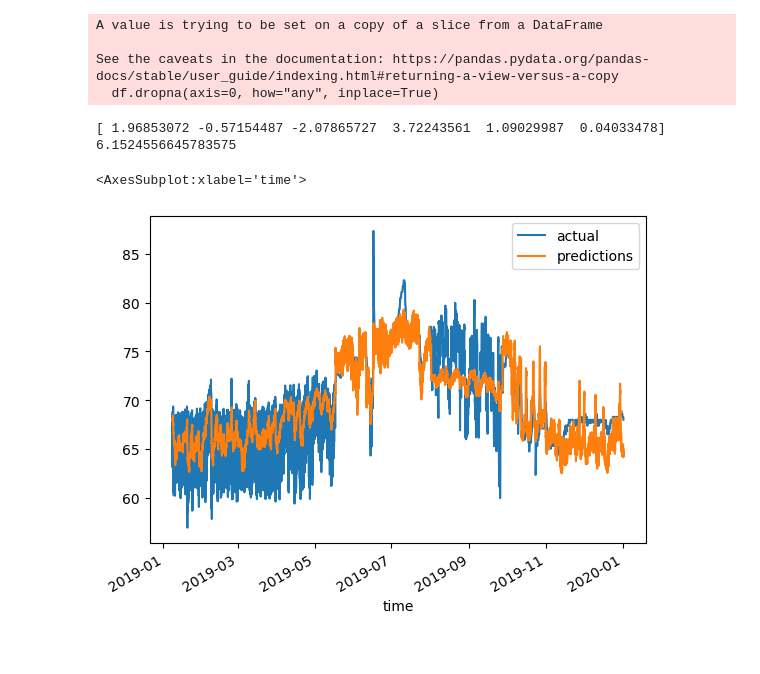
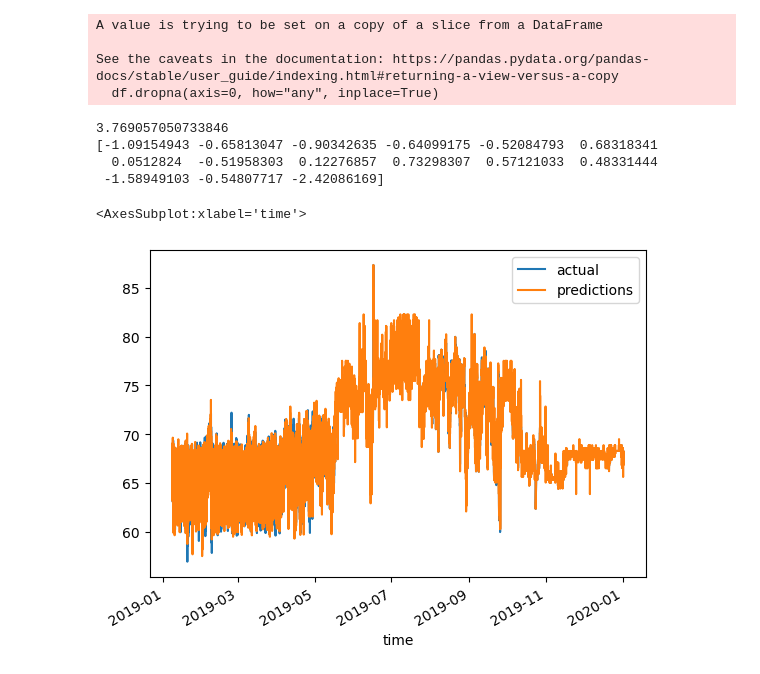
Before and after one commit to MACS-Research-Lab/Transfer-Learning-for-BES-Energy-Forecasting, a Jupyter notebook: analysis.ipynb, the cells around one changed output. Saved outputs shown, nothing was run; the diff lists cells and outputs as text; code cells hidden in the pictures.

Commit message:
switched to DecisionTreeReg model

```diff
--- a/analysis.ipynb
+++ b/analysis.ipynb
@@ -276,11 +276,12 @@ Number of rows = 103500
 # %% [markdown]
 ### Time Horizon: 1 Hour
 # %%
-from sklearn.linear_model import Ridge
+from sklearn.tree import DecisionTreeRegressor
 from sklearn.metrics import mean_absolute_error, mean_squared_error
+from sklearn.model_selection import train_test_split, cross_val_score
 from sklearn.preprocessing import StandardScaler
 
-model = LinearRegression()
+model = DecisionTreeRegressor(random_state = 10)
 scaler = StandardScaler()
 # %%
 # Adding more predictors
@@ -335,20 +336,24 @@ def create_predictions(features, pdframe, model):
     # find error in predictions
     error = mean_squared_error(y_test, predictions)
 
+    cv_scores = cross_val_score(model, X, y, cv = 15)
+
     # combine predictions with actual values
     # predictions is a numpy array, convert it to pd series and concatenate to a dataframe
     combined = pd.concat([y_test, pd.Series(predictions, index=y_test.index)], axis=1)
     combined.columns = ['actual', 'predictions']
 
-    return error, combined
+    return error, cv_scores, combined
 # %%
-error, combined = create_predictions(feature_names, df, model)
+error, cv_scores, combined = create_predictions(feature_names, df, model)
 # print results
-print(model.coef_)
 print(error)
+print(cv_scores)
 combined.plot()
 # %% [output]
-[ 1.96853072 -0.57154487 -2.07865727  3.72243561  1.09029987  0.04033478]
-6.1524556645783575
+3.769057050733846
+[-1.09154943 -0.65813047 -0.90342635 -0.64099175 -0.52084793  0.68318341
+  0.0512824  -0.51958303  0.12276857  0.73298307  0.57121033  0.48331444
+ -1.58949103 -0.54807717 -2.42086169]
 <AxesSubplot:xlabel='time'>
-[figure, old version]
+[figure, new version]
```
